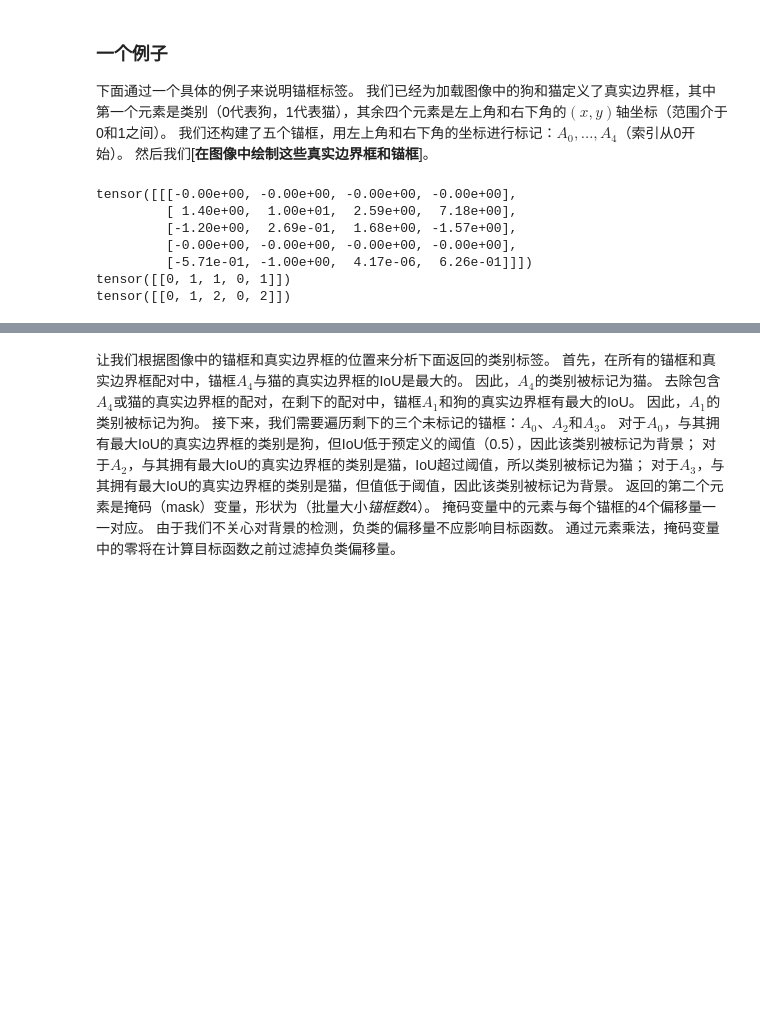
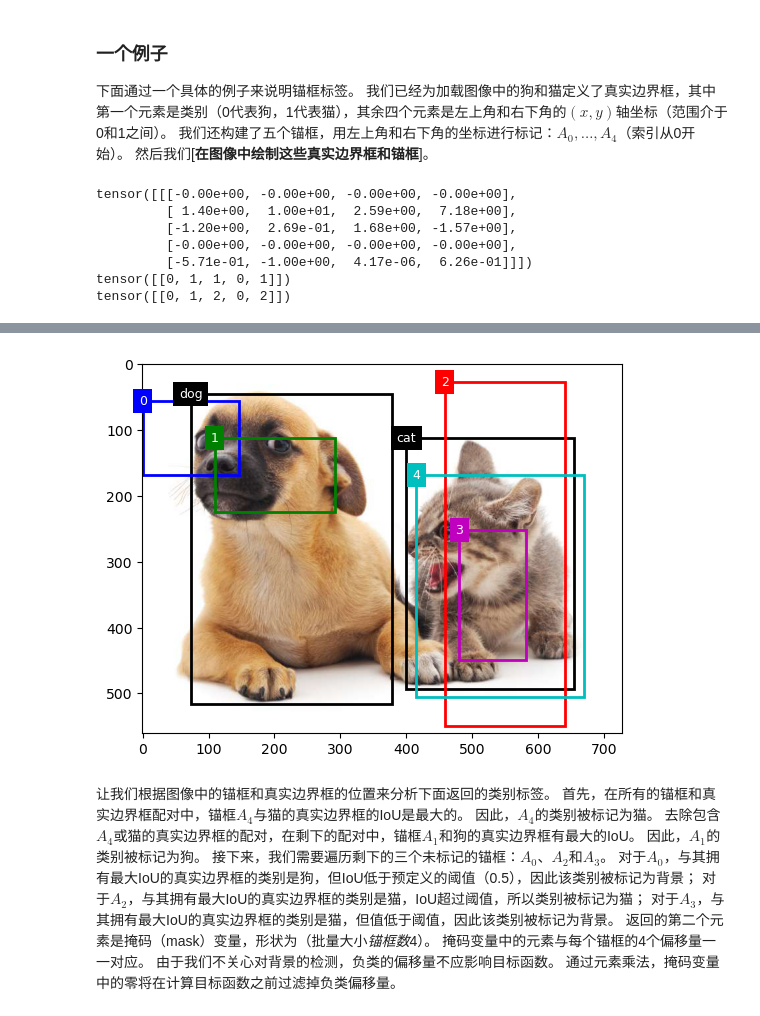
Before and after one commit to usstziyi/d2l-pytorch, a Jupyter notebook: chapter_computer-vision/anchor.ipynb, the cells around one changed output, grey strips where cells are left out. Cells and saved outputs as stored; diff of their text form; code cells hidden in the pictures; blank space fills up the shorter version.

```diff
--- a/chapter_computer-vision/anchor.ipynb
+++ b/chapter_computer-vision/anchor.ipynb
@@ -739,8 +715,8 @@ anchors = torch.tensor([[0, 0.1, 0.2, 0.3],
 fig = plt.imshow(img)
 bbox_scale = torch.tensor((w, h, w, h))
 # 乘以 bbox_scale 将归一化坐标转换为实际的像素坐标
-show_bboxes(fig.axes, ground_truth[:, 1:] * bbox_scale, ['dog', 'cat'], 'k')
-show_bboxes(fig.axes, anchors * bbox_scale, ['0', '1', '2', '3', '4'])
+show_boxes(fig.axes, ground_truth[:, 1:] * bbox_scale, ['dog', 'cat'], 'k')
+show_boxes(fig.axes, anchors * bbox_scale, ['0', '1', '2', '3', '4'])
 
 # 提升维度，将锚框和真实边界框转换为批量格式
 anchors = anchors.unsqueeze(dim=0)
@@ -762,3 +737,4 @@ tensor([[0, 1, 2, 0, 2]])
+[figure, added]
 # %% [markdown]
 让我们根据图像中的锚框和真实边界框的位置来分析下面返回的类别标签。
 首先，在所有的锚框和真实边界框配对中，锚框$A_4$与猫的真实边界框的IoU是最大的。
```
Also changed, not shown: parts of 17 cells of this notebook.
